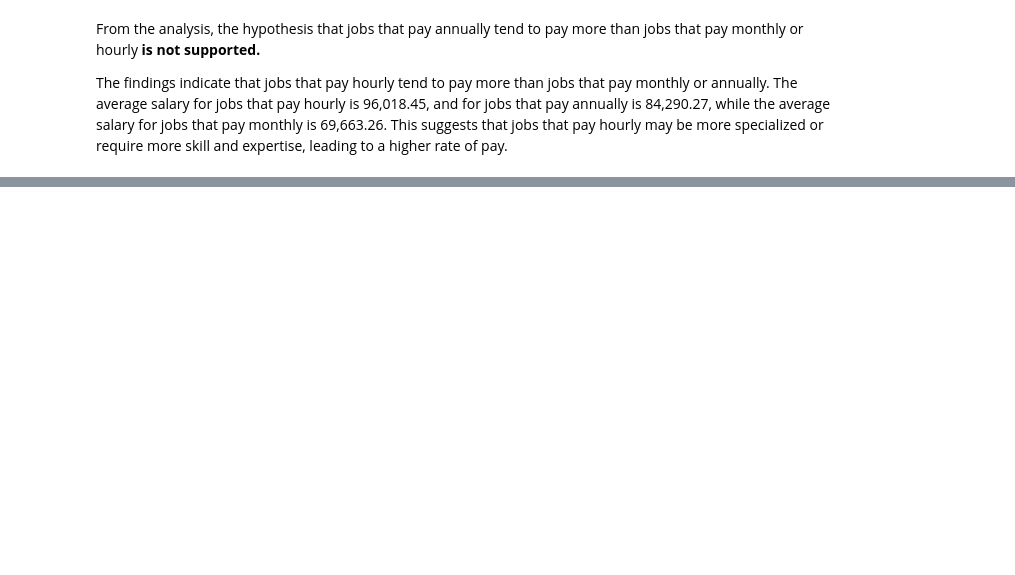
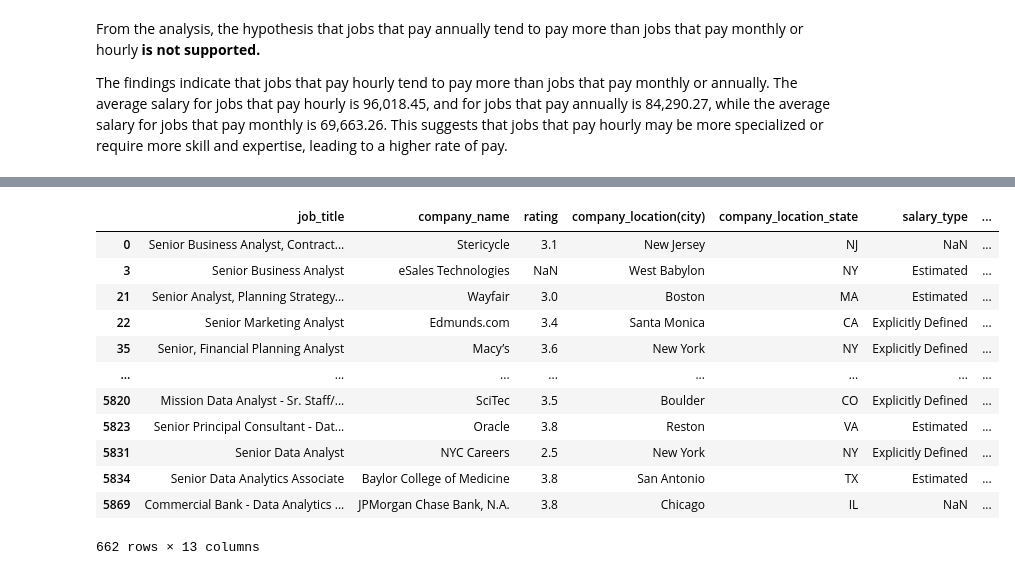
Before and after one commit to Derrick-Mulwa/SimplyHired-Job-Salary-Analysis, a Jupyter notebook: main.ipynb, the cells around one changed output, grey strips where cells are left out. Saved outputs shown, nothing was run; the diff lists cells and outputs as text; code cells hidden in the pictures; blank space fills up the shorter version.

```diff
--- a/main.ipynb
+++ b/main.ipynb
@@ -1200,0 +1263,16 @@ The findings indicate that jobs that pay hourly tend to pay more than jobs that
+# %%
+senior_roles_df
+# %% [output]
+|  | job_title | company_name | rating | company_location(city) | company_location_state | salary_type | ... |
+| 0 | Senior Business Analyst, Contract... | Stericycle | 3.1 | New Jersey | NJ | NaN | ... |
+| 3 | Senior Business Analyst | eSales Technologies | NaN | West Babylon | NY | Estimated | ... |
+| 21 | Senior Analyst, Planning Strategy... | Wayfair | 3.0 | Boston | MA | Estimated | ... |
+| 22 | Senior Marketing Analyst | Edmunds.com | 3.4 | Santa Monica | CA | Explicitly Defined | ... |
+| 35 | Senior, Financial Planning Analyst | Macy’s | 3.6 | New York | NY | Explicitly Defined | ... |
+| ... | ... | ... | ... | ... | ... | ... | ... |
+| 5820 | Mission Data Analyst - Sr. Staff/... | SciTec | 3.5 | Boulder | CO | Explicitly Defined | ... |
+| 5823 | Senior Principal Consultant - Dat... | Oracle | 3.8 | Reston | VA | Estimated | ... |
+| 5831 | Senior Data Analyst | NYC Careers | 2.5 | New York | NY | Explicitly Defined | ... |
+| 5834 | Senior Data Analytics Associate | Baylor College of Medicine | 3.8 | San Antonio | TX | Estimated | ... |
+| 5869 | Commercial Bank - Data Analytics ... | JPMorgan Chase Bank, N.A. | 3.8 | Chicago | IL | NaN | ... |
+662 rows × 13 columns
```
Also changed, not shown: parts of 14 cells of this notebook.
